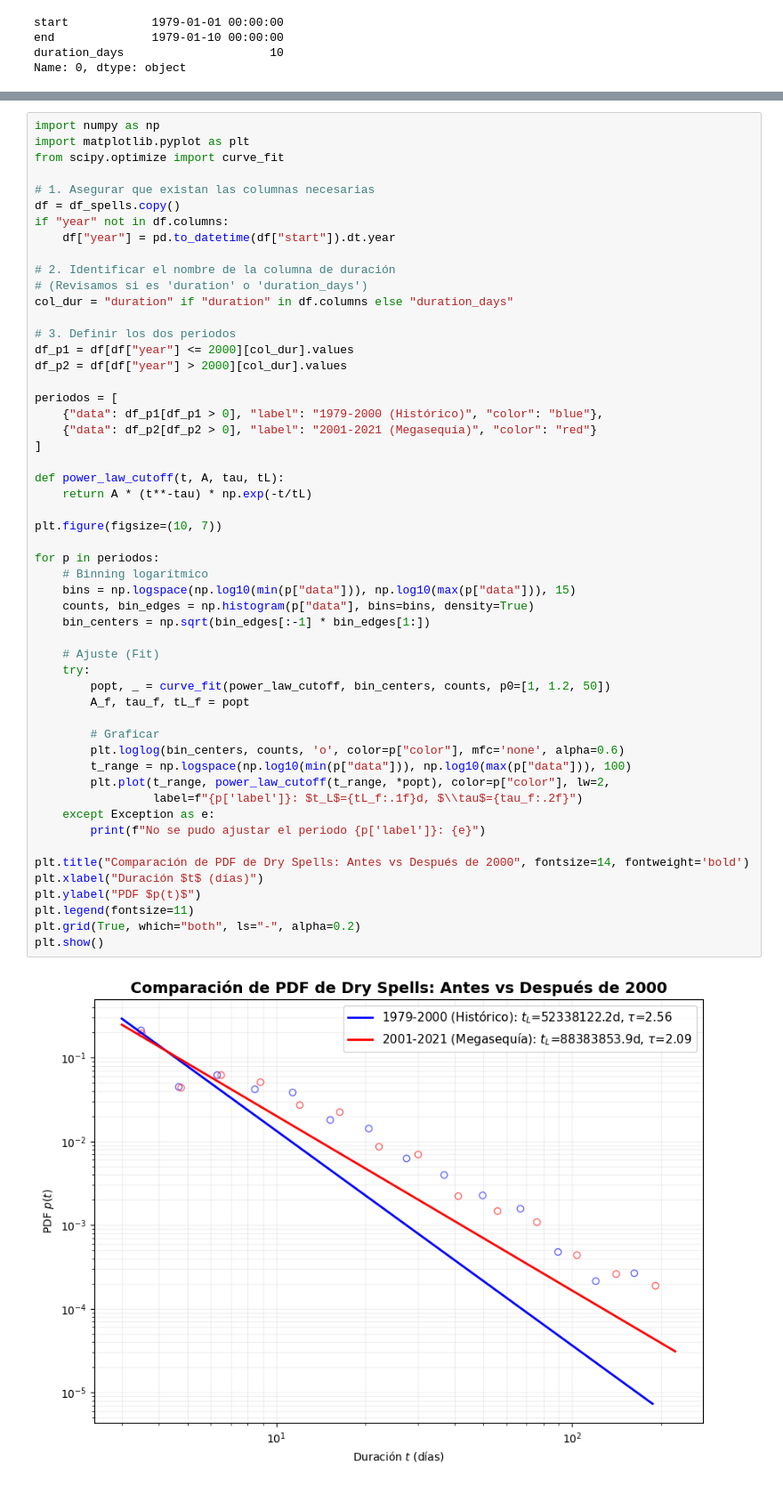
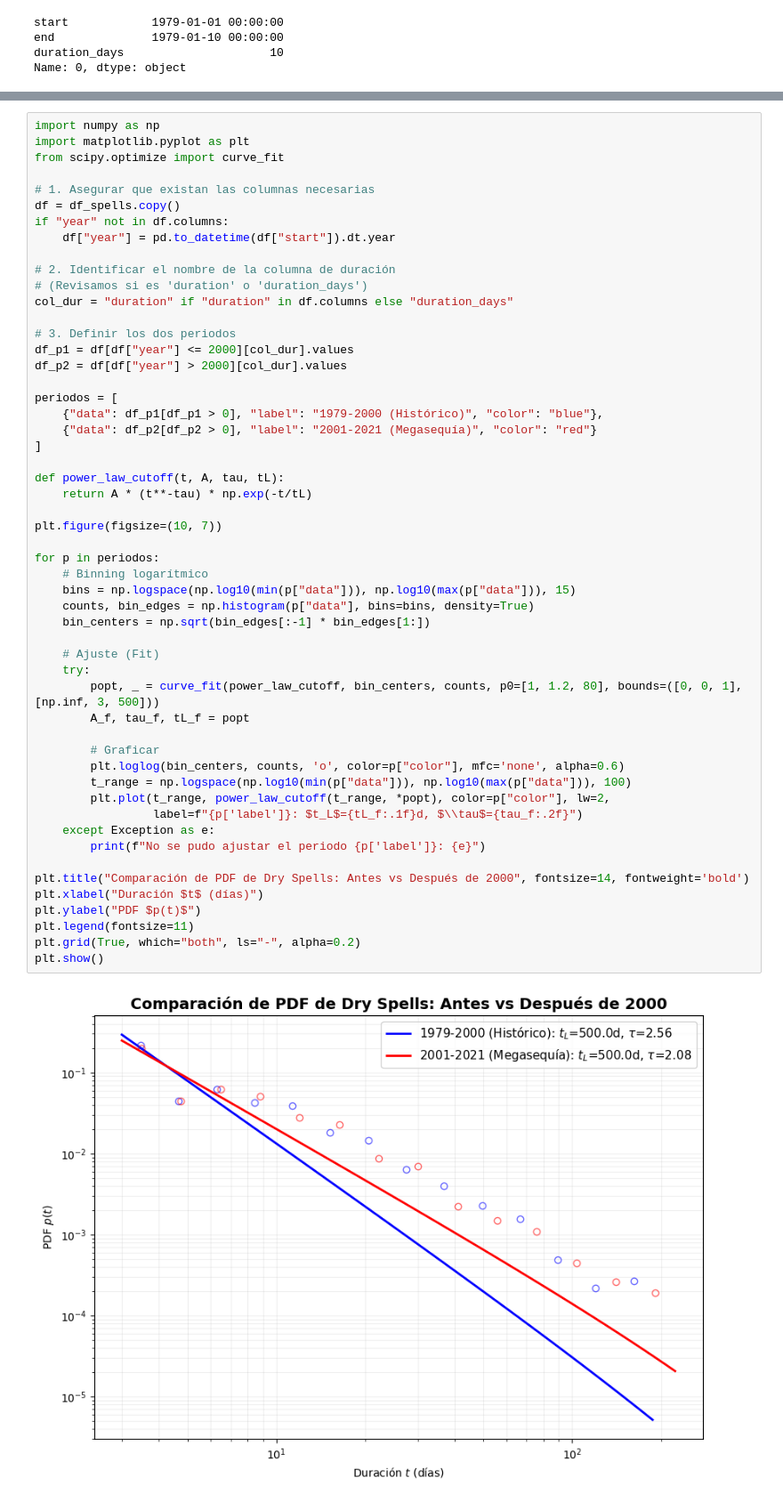
Before and after one commit to PabloGomez-97/TESIS, a Jupyter notebook: CR2MET-DATA.ipynb, the cells around one changed output, grey strips where cells are left out. Shown at 89% size. Saved outputs shown, nothing was run; the diff lists cells and outputs as text.

```diff
--- a/CR2MET-DATA.ipynb
+++ b/CR2MET-DATA.ipynb
@@ -353,32 +352,32 @@ periodos = [
 def power_law_cutoff(t, A, tau, tL):
     return A * (t**-tau) * np.exp(-t/tL)
 
 plt.figure(figsize=(10, 7))
 
 for p in periodos:
     # Binning logarítmico
     bins = np.logspace(np.log10(min(p["data"])), np.log10(max(p["data"])), 15)
     counts, bin_edges = np.histogram(p["data"], bins=bins, density=True)
     bin_centers = np.sqrt(bin_edges[:-1] * bin_edges[1:])
 
     # Ajuste (Fit)
     try:
-        popt, _ = curve_fit(power_law_cutoff, bin_centers, counts, p0=[1, 1.2, 50])
+        popt, _ = curve_fit(power_law_cutoff, bin_centers, counts, p0=[1, 1.2, 80], bounds=([0, 0, 1], [np.inf, 3, 500]))
         A_f, tau_f, tL_f = popt
 
         # Graficar
         plt.loglog(bin_centers, counts, 'o', color=p["color"], mfc='none', alpha=0.6)
         t_range = np.logspace(np.log10(min(p["data"])), np.log10(max(p["data"])), 100)
         plt.plot(t_range, power_law_cutoff(t_range, *popt), color=p["color"], lw=2,
                  label=f"{p['label']}: $t_L$={tL_f:.1f}d, $\\tau$={tau_f:.2f}")
     except Exception as e:
         print(f"No se pudo ajustar el periodo {p['label']}: {e}")
 
 plt.title("Comparación de PDF de Dry Spells: Antes vs Después de 2000", fontsize=14, fontweight='bold')
 plt.xlabel("Duración $t$ (días)")
 plt.ylabel("PDF $p(t)$")
 plt.legend(fontsize=11)
 plt.grid(True, which="both", ls="-", alpha=0.2)
 plt.show()
 # %% [output]
-[figure, old version]
+[figure, new version]
```
Also changed, not shown: parts of 10 cells of this notebook, 1 other file.
